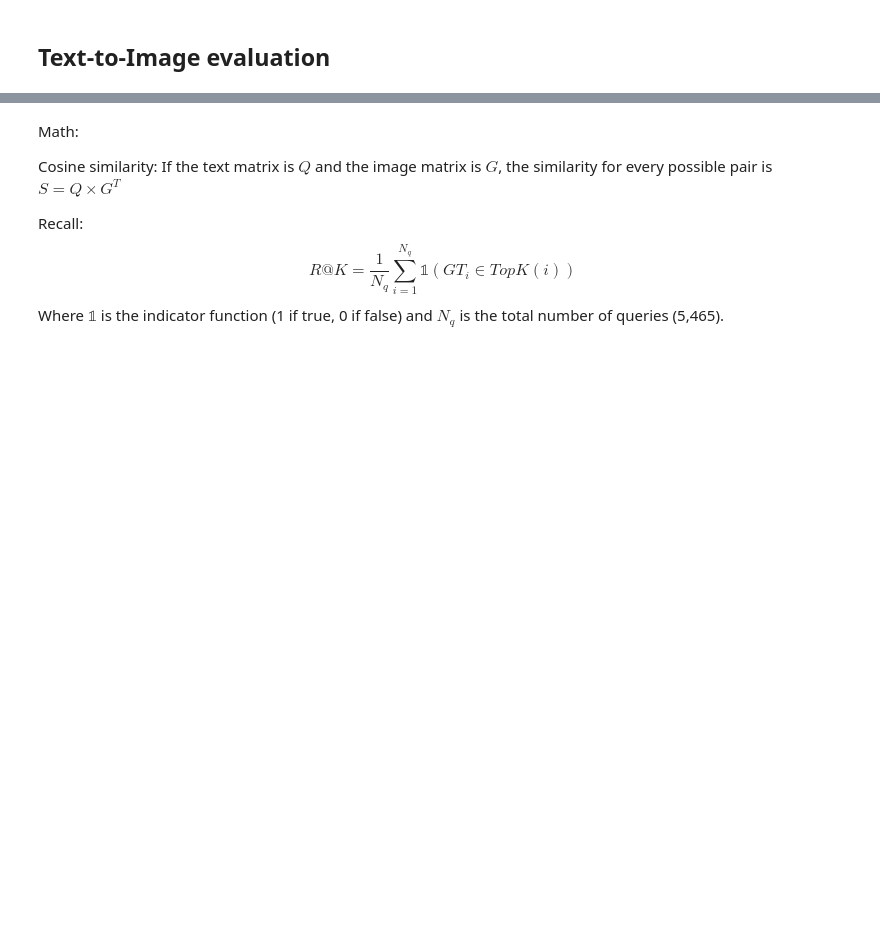
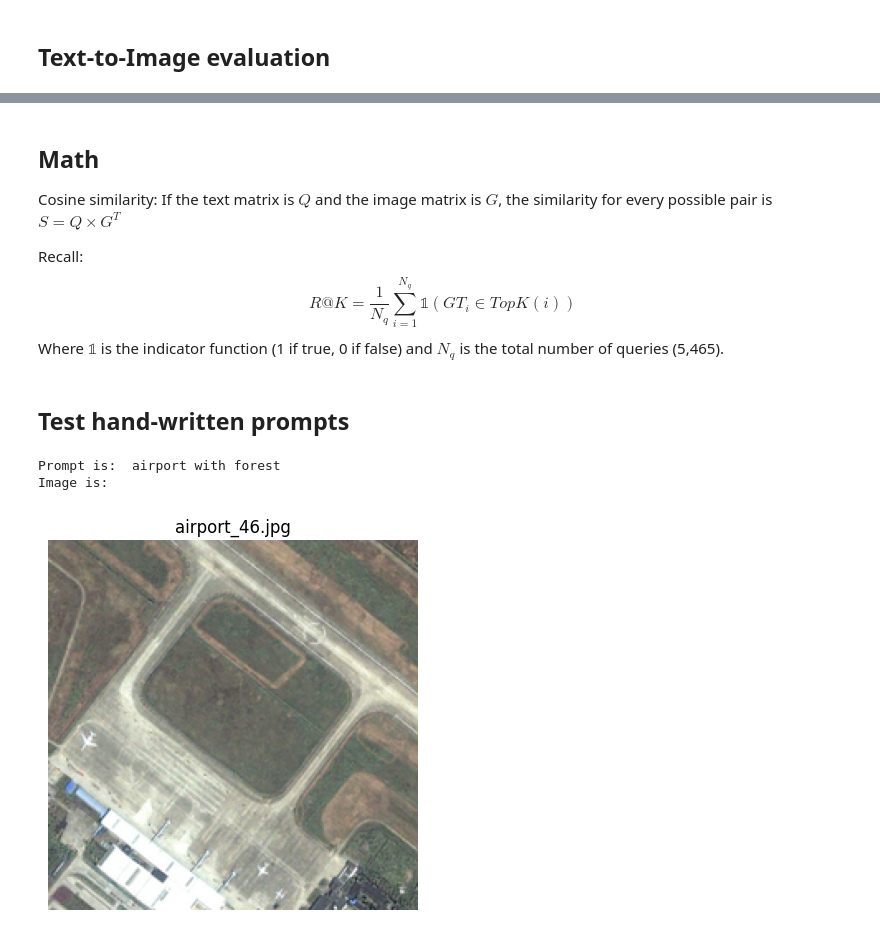
Before and after one commit to hellstrom01/fine-tuning-clip-model, a Jupyter notebook: model.ipynb, the cells around one changed output, grey strips where cells are left out. Saved outputs shown, nothing was run; the diff lists cells and outputs as text; code cells hidden in the pictures; blank space fills up the shorter version.

Commit message:
added test part for hand-written prompts

```diff
--- a/model.ipynb
+++ b/model.ipynb
@@ -330,6 +336,33 @@ the airport is very large .
 # %% [markdown]
-Math:
+## Math
 
 Cosine similarity: If the text matrix is $Q$ and the image matrix is $G$, the similarity for every possible pair is $S = Q \times G^T$
 
 Recall: $$R@K = \frac{1}{N_q} \sum_{i=1}^{N_q} \mathbb{1}(GT_i \in TopK(i))$$Where $\mathbb{1}$ is the indicator function (1 if true, 0 if false) and $N_q$ is the total number of queries (5,465).
+# %% [markdown]
+## Test hand-written prompts
+# %%
+#Change the prompt below to anything and run
+prompt = "airport with forest"
+
+with torch.no_grad():
+    tokens = tokenizer(prompt).to(device)
+    prompt_embeddings  = model.encode_text(tokens).to(device)
+    prompt_embeddings = prompt_embeddings / prompt_embeddings.norm(dim=-1, keepdim=True)
+
+cos_similarity = prompt_embeddings.to(device) @ image_embeddings.T.to(device)
+topk1_value, topk1_index = torch.topk(cos_similarity, k=1, dim=1)
+
+
+print("Prompt is: ", prompt)
+print("Image is: ")
+img_data = data_c[topk1_index.item()]
+img = Image.open(f"data/RSICD_images/{img_data['filename']}")
+plt.imshow(img)
+plt.title(img_data["filename"])
+plt.axis("off")
+plt.show()
+# %% [output]
+Prompt is:  airport with forest
+Image is:
+[figure, added]
```
Also changed, not shown: parts of 7 cells of this notebook.
